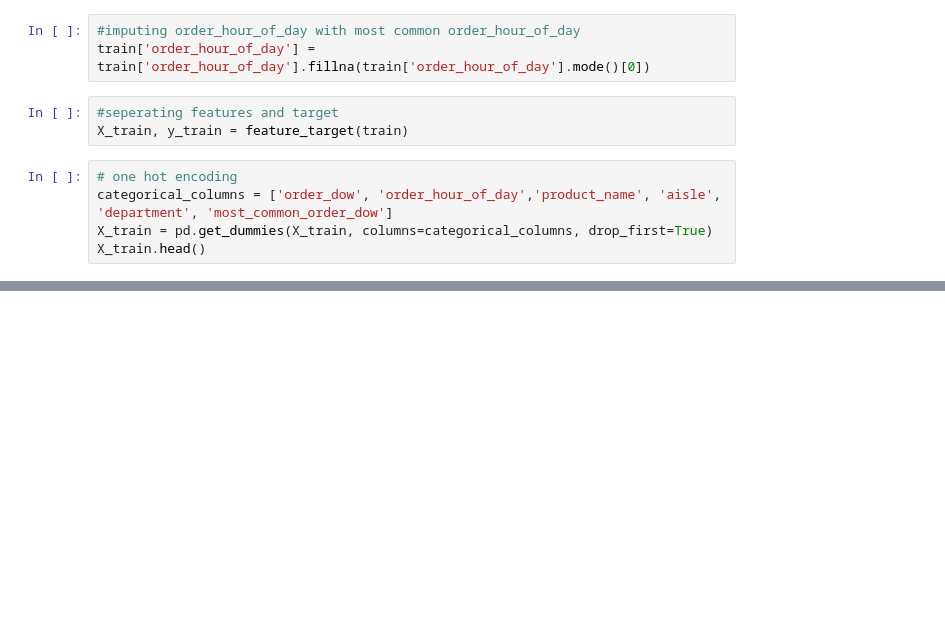
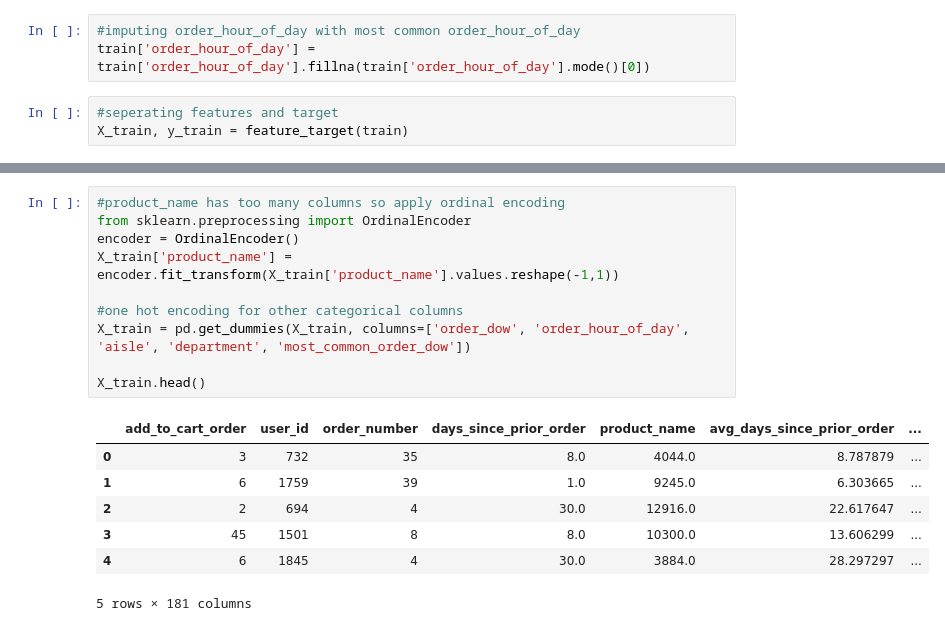
Before and after one commit to McGill-MMA-EnterpriseAnalytics/Instacart-Market-Basket-Analysis, a Jupyter notebook: Feature_Engineering.ipynb, the cells around one changed output, grey strips where cells are left out. Drawn from its saved outputs; the diff is of its cells as text; blank space fills up the shorter version.

Commit message:
ordinal encoding

```diff
--- a/Feature_Engineering.ipynb
+++ b/Feature_Engineering.ipynb
@@ -180,8 +180,3 @@ train['order_hour_of_day'] = train['order_hour_of_day'].fillna(train['order_hour
 # %%
 #seperating features and target
 X_train, y_train = feature_target(train)
-# %%
-# one hot encoding
-categorical_columns = ['order_dow', 'order_hour_of_day','product_name', 'aisle', 'department', 'most_common_order_dow']
-X_train = pd.get_dummies(X_train, columns=categorical_columns, drop_first=True)
-X_train.head()
@@ -195,0 +196,18 @@ X_train.head()
+# %%
+#product_name has too many columns so apply ordinal encoding
+from sklearn.preprocessing import OrdinalEncoder
+encoder = OrdinalEncoder()
+X_train['product_name'] = encoder.fit_transform(X_train['product_name'].values.reshape(-1,1))
+
+#one hot encoding for other categorical columns
+X_train = pd.get_dummies(X_train, columns=['order_dow', 'order_hour_of_day', 'aisle', 'department', 'most_common_order_dow'])
+
+X_train.head()
+# %% [output]
+|  | add_to_cart_order | user_id | order_number | days_since_prior_order | product_name | avg_days_since_prior_order | ... |
+| 0 | 3 | 732 | 35 | 8.0 | 4044.0 | 8.787879 | ... |
+| 1 | 6 | 1759 | 39 | 1.0 | 9245.0 | 6.303665 | ... |
+| 2 | 2 | 694 | 4 | 30.0 | 12916.0 | 22.617647 | ... |
+| 3 | 45 | 1501 | 8 | 8.0 | 10300.0 | 13.606299 | ... |
+| 4 | 6 | 1845 | 4 | 30.0 | 3884.0 | 28.297297 | ... |
+5 rows × 181 columns
```
Also changed, not shown: parts of 11 cells of this notebook.
